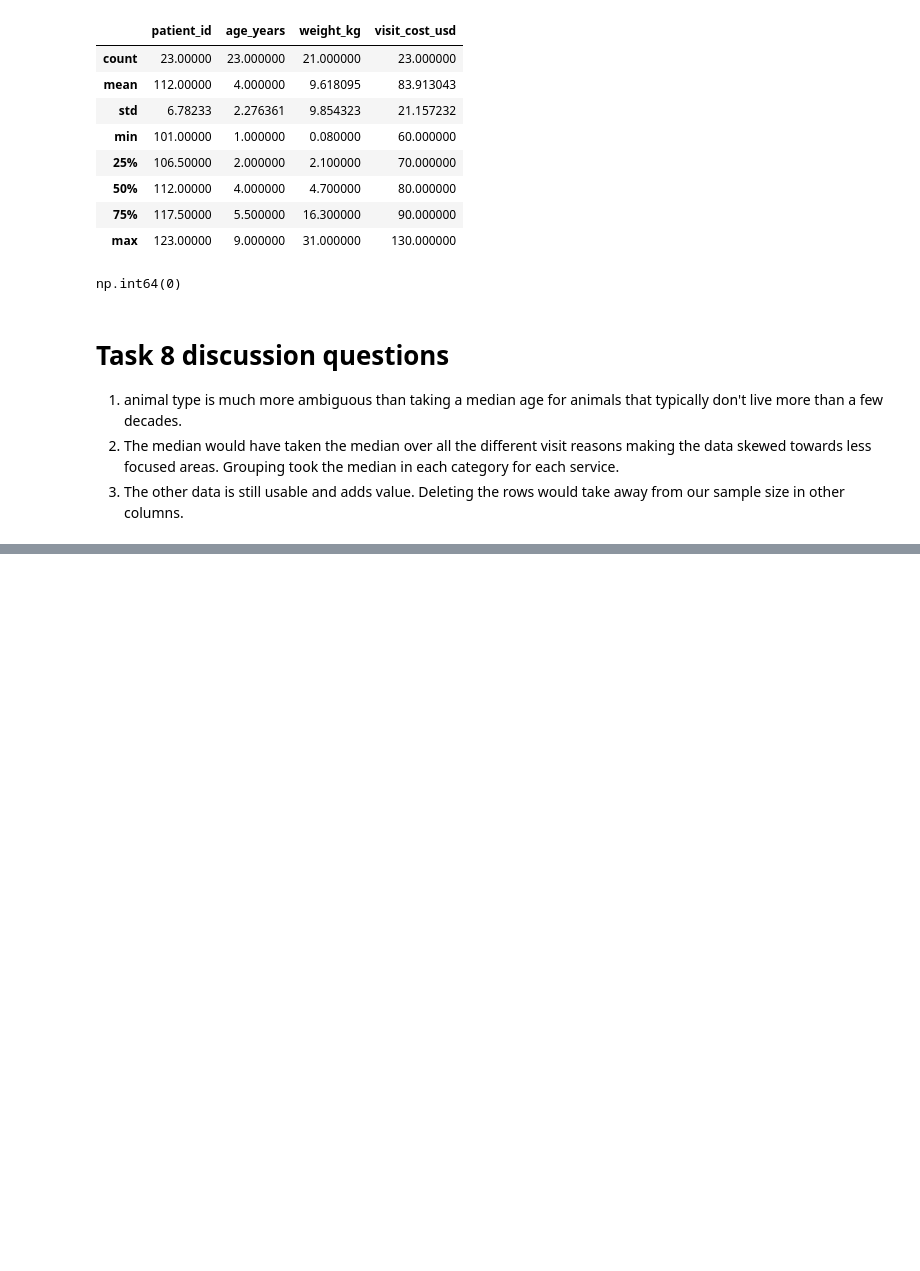
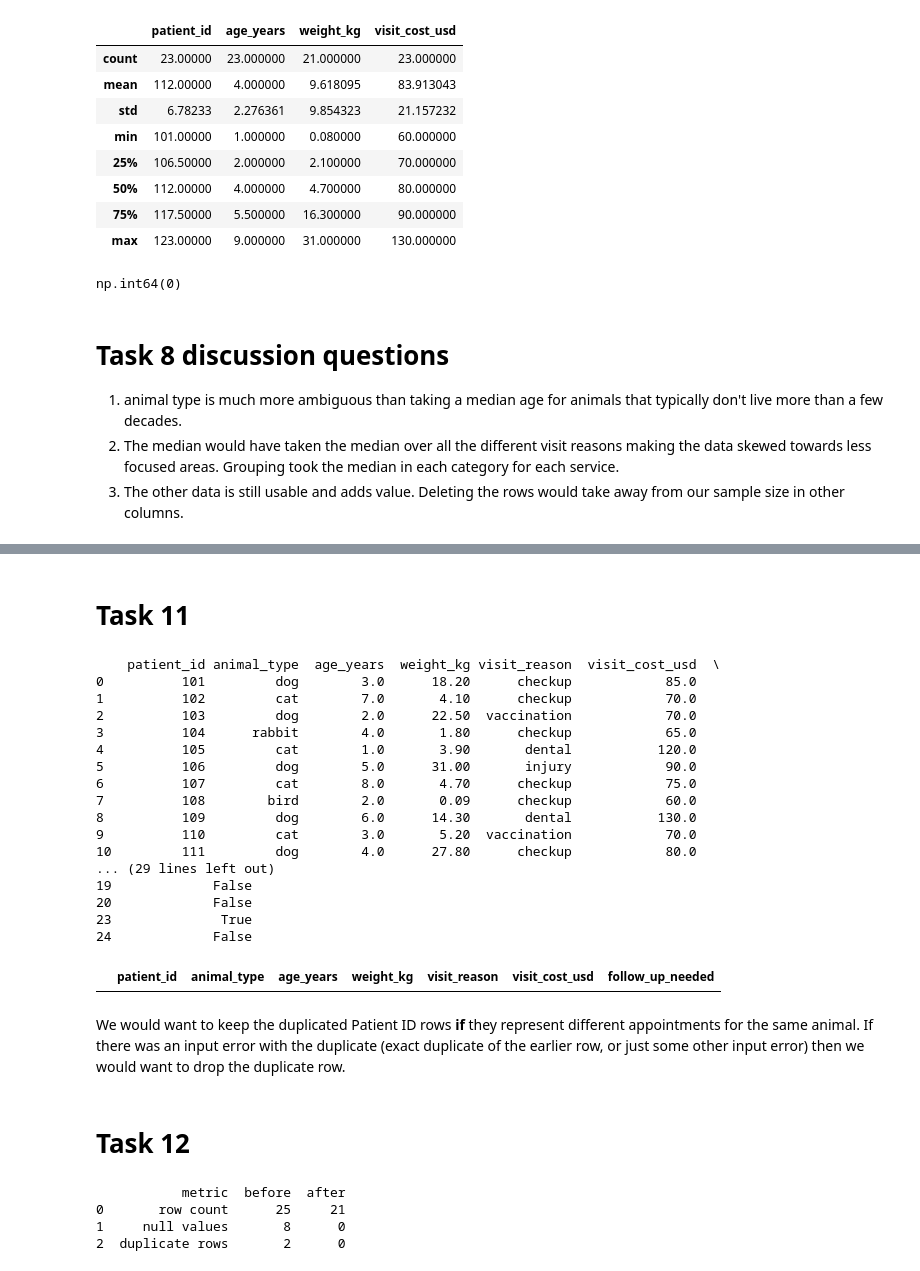
Before and after one commit to jessetjohnson17/clinic-cleaning, a Jupyter notebook: clinic_cleaning.ipynb, the cells around one changed output, grey strips where cells are left out. Drawn from its saved outputs; the diff is of its cells as text; code cells hidden in the pictures; blank space fills up the shorter version.

Commit message:
Completed Task 12

```diff
--- a/clinic_cleaning.ipynb
+++ b/clinic_cleaning.ipynb
@@ -319,0 +331,4 @@ np.int64(0)
+# %%
+clinic['weight_kg'] = clinic['weight_kg'].clip(lower=0.05, upper=80)
+clinic['weight_kg'].describe()
+clinic.shape
@@ -319,0 +341,4 @@ np.int64(0)
+# %%
+clinic = clinic.dropna(subset=['weight_kg'])
+clinic.info()
+# Rows: 21
@@ -319,0 +360,48 @@ np.int64(0)
+# %% [markdown]
+# Task 11
+# %%
+print(clinic)
+clinic[clinic.duplicated(subset=['patient_id'], keep=False)]
+
+# No rows share patient ID because we removed duplicates earlier and
+# dropped the duplicate of 103 because it did not record animal_type
+# %% [output]
+    patient_id animal_type  age_years  weight_kg visit_reason  visit_cost_usd  \
+0          101         dog        3.0      18.20      checkup            85.0
+1          102         cat        7.0       4.10      checkup            70.0
+2          103         dog        2.0      22.50  vaccination            70.0
+3          104      rabbit        4.0       1.80      checkup            65.0
+4          105         cat        1.0       3.90       dental           120.0
+5          106         dog        5.0      31.00       injury            90.0
+6          107         cat        8.0       4.70      checkup            75.0
+7          108        bird        2.0       0.09      checkup            60.0
+8          109         dog        6.0      14.30       dental           130.0
+9          110         cat        3.0       5.20  vaccination            70.0
+10         111         dog        4.0      27.80      checkup            80.0
+... (29 lines left out)
+19             False
+20             False
+23              True
+24             False
+|  | patient_id | animal_type | age_years | weight_kg | visit_reason | visit_cost_usd | follow_up_needed |
+# %% [markdown]
+We would want to keep the duplicated Patient ID rows **if** they represent different appointments for the same animal. If there was an input error with the duplicate (exact duplicate of the earlier row, or just some other input error) then we would want to drop the duplicate row.
+# %% [markdown]
+# Task 12
+# %%
+summary = pd.DataFrame({
+    "metric": ["row count", "null values", "duplicate rows"],
+    "before": [start_rows, start_nulls, start_duplicates],
+    "after": [
+        clinic.shape[0],
+        clinic.isna().sum().sum(),
+        clinic.duplicated().sum()
+    ]
+})
+print(summary)
+# The after column does match our work
+# %% [output]
+           metric  before  after
+0       row count      25     21
+1     null values       8      0
+2  duplicate rows       2      0
```
Also changed, not shown: parts of 7 cells of this notebook.
